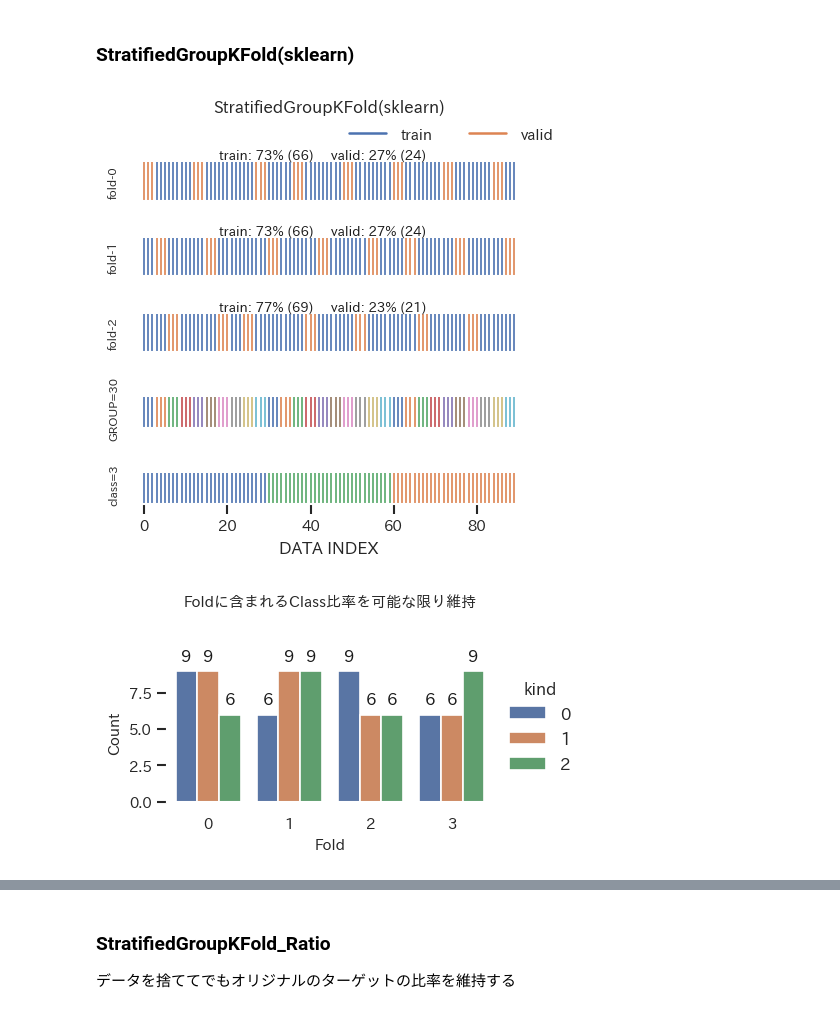
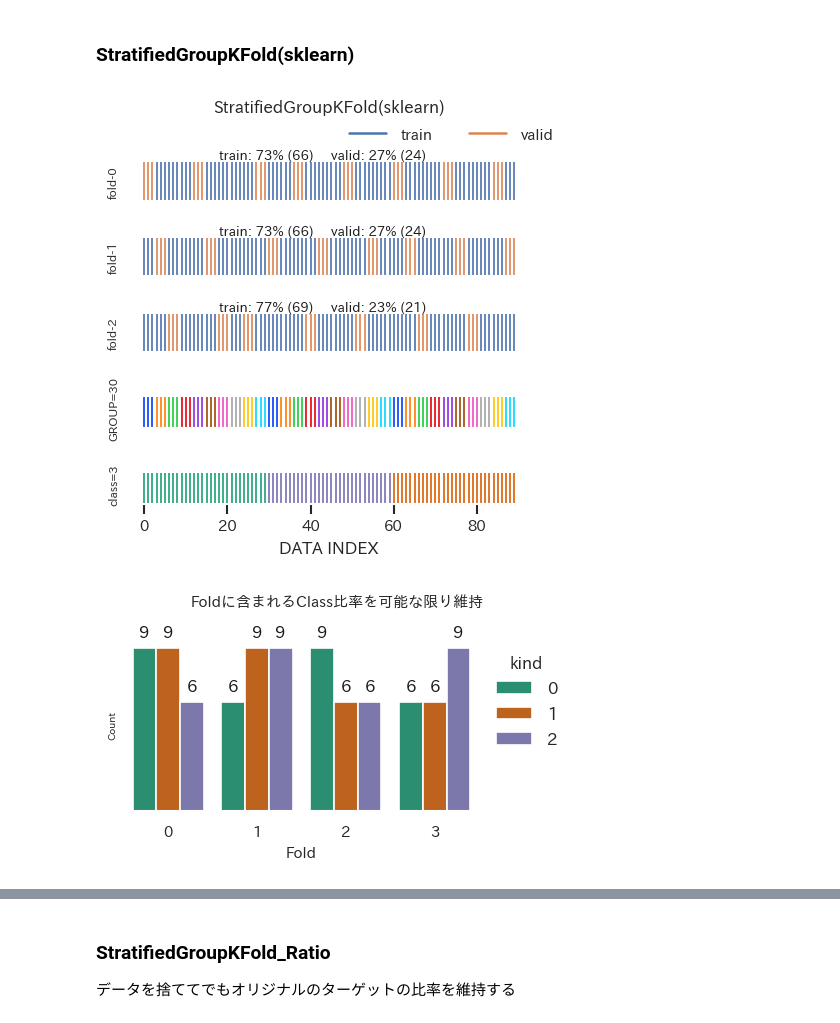
Before and after one commit to MITSUHIRO-KURIKI/validation_sample, a Jupyter notebook: ValidationSample.ipynb, the cells around one changed output, grey strips where cells are left out. Drawn from its saved outputs; the diff is of its cells as text; code cells hidden in the pictures.

```diff
--- a/ValidationSample.ipynb
+++ b/ValidationSample.ipynb
@@ -379,22 +662,22 @@ sns.set(rc={'axes.facecolor':'white','figure.facecolor':'white','font.family':'I
 dpi=120
 ax = plt.subplots(figsize=(500/dpi, 300/dpi), dpi=dpi, tight_layout=True, facecolor="w")
 
-g = sns.countplot(data=data, x="fold", hue="kind")
+g = sns.countplot(data=data, x="fold", hue="kind", palette=class_color)
 # set title
-g.set_title(f'Group K-Foldでは\nFoldに含まれるClass比率が維持できない', fontsize=9, pad=35)
+g.set_title(f'Group K-Foldでは\nFoldに含まれるClass比率が維持できない', fontsize=9, pad=35, x=0.7, y=0.85)
 ## move legend
 sns.move_legend(g, "upper left", bbox_to_anchor=(1, 1), ncol=1, frameon=False)
 ## set font size legend
 plt.setp(g.get_legend().get_texts(), fontsize='10')
 plt.setp(g.get_legend().get_title(), fontsize='10')
 ## tick
-g.tick_params(bottom=False, left=True, right=False, top=False,
-              labelbottom=True, labelleft=True, labelright=False, labeltop=False,
+g.tick_params(bottom=False, left=False, right=False, top=False,
+              labelbottom=True, labelleft=False, labelright=False, labeltop=False,
               labelsize=9)
 sns.despine(fig=None, ax=None, top=True, right=True, left=False, bottom=False, offset=None, trim=False)
 # xlabel ylabel
 g.set_xlabel(f'Fold', fontsize=9)
-g.set_ylabel(f'Count', fontsize=9)
+g.set_ylabel(f'Count', fontsize=6)
 for p in g.patches:
   g.annotate(format(p.get_height(), '.0f'),
              (p.get_x() + p.get_width() / 2., p.get_height()),
@@ -410,8 +693,8 @@ plt.show()
 # %%
 sns.set(rc={'axes.facecolor':'lightgrey','figure.facecolor':'white','font.family':'IPAexGothic'})
-g = sns.catplot(data=data, x="fold", col="id", col_wrap=5,
-                kind="count", height=3.5, aspect=.8)
+g = sns.catplot(data=data, x="fold", col="id", col_wrap=10,
+                kind="count", height=3.5, aspect=.8, palette=fold_color)
 # set title
-g.fig.suptitle("IDはFoldのいづれか1つに含まれる", size=18, weight=2, x=.5, y=1.1)
+g.fig.suptitle("ID(GROUP)はFoldのいづれか1つに含まれる", size=18, weight=2, x=.5, y=1.01)
 plt.show()
 # %% [output]
@@ -501,22 +784,22 @@ sns.set(rc={'axes.facecolor':'white','figure.facecolor':'white','font.family':'I
 dpi=120
 ax = plt.subplots(figsize=(500/dpi, 300/dpi), dpi=dpi, tight_layout=True, facecolor="w")
 
-g = sns.countplot(data=data, x="fold", hue="kind")
+g = sns.countplot(data=data, x="fold", hue="kind", palette=class_color)
 # set title
-g.set_title(f'Group K-Foldでは\nFoldに含まれるClass比率が維持できない', fontsize=9, pad=35)
+g.set_title(f'Group K-Foldでは\nFoldに含まれるClass比率が維持できない', fontsize=9, pad=35, x=0.7, y=0.85)
 ## move legend
 sns.move_legend(g, "upper left", bbox_to_anchor=(1, 1), ncol=1, frameon=False)
 ## set font size legend
 plt.setp(g.get_legend().get_texts(), fontsize='10')
 plt.setp(g.get_legend().get_title(), fontsize='10')
 ## tick
-g.tick_params(bottom=False, left=True, right=False, top=False,
-              labelbottom=True, labelleft=True, labelright=False, labeltop=False,
+g.tick_params(bottom=False, left=False, right=False, top=False,
+              labelbottom=True, labelleft=False, labelright=False, labeltop=False,
               labelsize=9)
 sns.despine(fig=None, ax=None, top=True, right=True, left=False, bottom=False, offset=None, trim=False)
 # xlabel ylabel
 g.set_xlabel(f'Fold', fontsize=9)
-g.set_ylabel(f'Count', fontsize=9)
+g.set_ylabel(f'Count', fontsize=6)
 for p in g.patches:
   g.annotate(format(p.get_height(), '.0f'),
              (p.get_x() + p.get_width() / 2., p.get_height()),
@@ -800,7 +824,8 @@ plt.show()
 # %% [markdown]
 ## **StratifiedGroupKFold**
 # %%
-def StratifiedGroupKFold_def(df, n_splits, ID_col_name, target_col_name, *, shuffle=False, random_state=None):
+def StratifiedGroupKFold_def(df, n_splits:int, ID_col_name:str, target_col_name:str,
+                             *, shuffle:bool=False, random_state:int=None):
     df["fold"] = 99
     sgkf = StratifiedGroupKFold(n_splits=n_splits, shuffle=shuffle, random_state=random_state)
     for fold, (tr_idx, va_idx) in enumerate(sgkf.split(df, df[target_col_name], df[ID_col_name])):
@@ -996,7 +1021,7 @@ for i, (fold, ax) in enumerate(zip(folds, axes)):
 
 # plot ID
 ax = axes[-2]
-g = sns.rugplot(data=data, x=data.index, hue=f"id", height=.8, legend=False, ax=ax, palette=sns.color_palette(n_colors=len(data_.id.unique())))
+g = sns.rugplot(data=data, x=data.index, hue=f"id", height=.8, legend=False, ax=ax, palette=sns.color_palette(groupe_color, n_colors=len(data_.id.unique())))
 ## tick
 g.tick_params(bottom=False, left=False, right=False, top=False,
               labelbottom=False, labelleft=False, labelright=False, labeltop=False,
@@ -1008,7 +1033,7 @@ g.set_ylabel(f'GROUP={len(data_.id.unique())}', fontsize=7)
 
 # plot kind
 ax = axes[-1]
-g = sns.rugplot(data=data, x=data.index, hue=f"kind", height=.8, legend=False, ax=ax, palette=sns.color_palette(n_colors=len(data_.kind.unique())))
+g = sns.rugplot(data=data, x=data.index, hue=f"kind", height=.8, legend=False, ax=ax, palette=sns.color_palette(class_color, n_colors=len(data_.kind.unique())))
 ## tick
 g.tick_params(bottom=True, left=False, right=False, top=False,
               labelbottom=True, labelleft=False, labelright=False, labeltop=False,
@@ -1022,40 +1047,40 @@ g.set_ylabel(f'class={len(data_.kind.unique())}', fontsize=7)
 plt.subplots_adjust(wspace=0.2, hspace=0.2)
 plt.show()
 # %% [output]
-[figure, old version]
+[figure, new version]
 # %%
 sns.set(rc={'axes.facecolor':'white','figure.facecolor':'white','font.family':'IPAexGothic'})
 
 dpi=120
 ax = plt.subplots(figsize=(500/dpi, 300/dpi), dpi=dpi, tight_layout=True, facecolor="w")
 
-g = sns.countplot(data=data, x="fold", hue="kind")
+g = sns.countplot(data=data, x="fold", hue="kind", palette=class_color)
 # set title
-g.set_title(f'Foldに含まれるClass比率を可能な限り維持', fontsize=9, pad=35)
+g.set_title(f'Foldに含まれるClass比率を可能な限り維持', fontsize=9, pad=35, x=0.6, y=0.85)
 ## move legend
 sns.move_legend(g, "upper left", bbox_to_anchor=(1, 1), ncol=1, frameon=False)
 ## set font size legend
 plt.setp(g.get_legend().get_texts(), fontsize='10')
 plt.setp(g.get_legend().get_title(), fontsize='10')
 ## tick
-g.tick_params(bottom=False, left=True, right=False, top=False,
-              labelbottom=True, labelleft=True, labelright=False, labeltop=False,
+g.tick_params(bottom=False, left=False, right=False, top=False,
+              labelbottom=True, labelleft=False, labelright=False, labeltop=False,
               labelsize=9)
 sns.despine(fig=None, ax=None, top=True, right=True, left=False, bottom=False, offset=None, trim=False)
 # xlabel ylabel
 g.set_xlabel(f'Fold', fontsize=9)
-g.set_ylabel(f'Count', fontsize=9)
+g.set_ylabel(f'Count', fontsize=6)
 for p in g.patches:
   g.annotate(format(p.get_height(), '.0f'),
              (p.get_x() + p.get_width() / 2., p.get_height()),
              ha = 'center',
              va = 'center',
              xytext = (0, 9),
              textcoords = 'offset points',
              fontsize = 10,
              color = 'k')
 plt.show()
 # %% [output]
-[figure, old version]
+[figure, new version]
 # %%
 sns.set(rc={'axes.facecolor':'lightgrey','figure.facecolor':'white','font.family':'IPAexGothic'})
```
Also changed, not shown: parts of 64 cells of this notebook.
